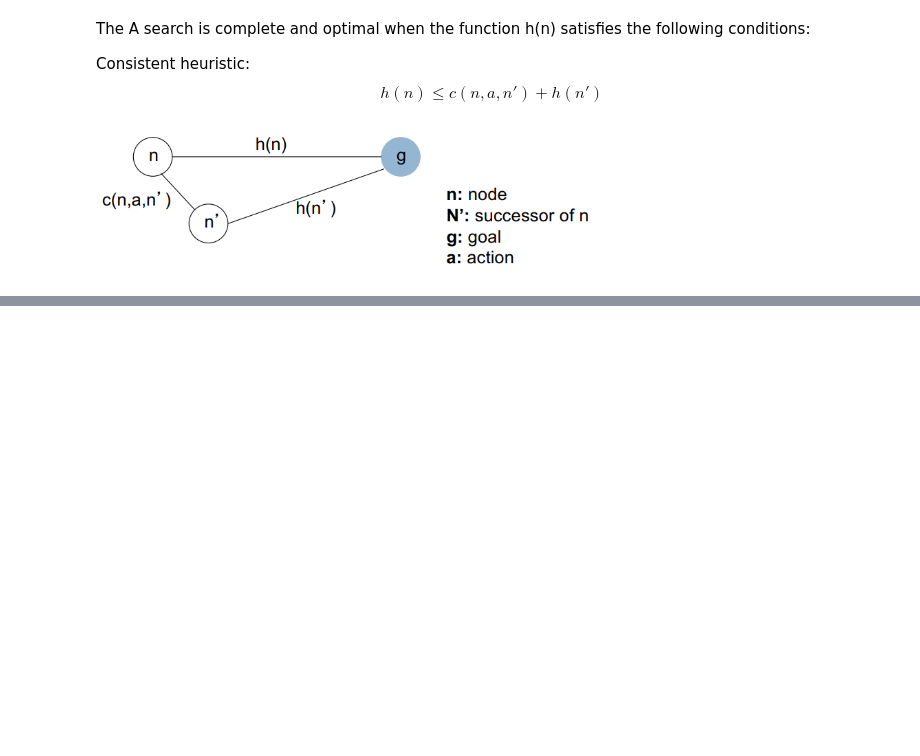
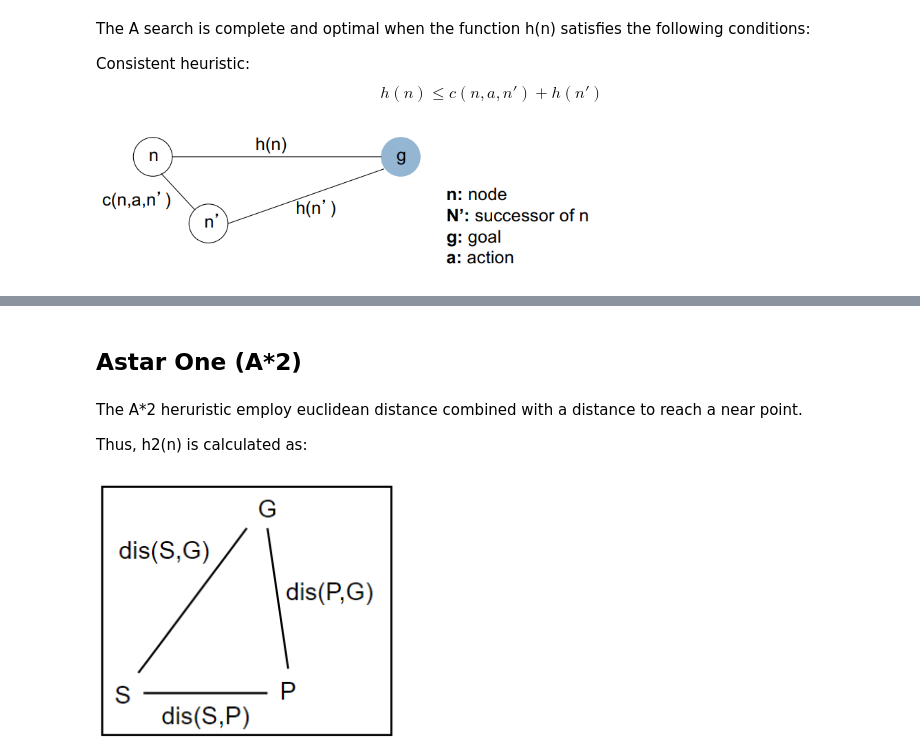
Before and after one commit to MatheusFerraroni/search_ia_p1, a Jupyter notebook: report_oscar.ipynb, the cells around one changed output, grey strips where cells are left out. Cells and saved outputs as stored; diff of their text form; code cells hidden in the pictures; blank space fills up the shorter version.

```diff
--- a/report_oscar.ipynb
+++ b/report_oscar.ipynb
@@ -105,0 +117,6 @@ euclidean distance. This is an optimistic estimate. We profud that this is a euc
+# %% [markdown]
+## Astar One (A*2)
+# %% [markdown]
+The A*2 heruristic employ euclidean distance combined with a distance to reach a near point.
+
+Thus, h2(n) is calculated as:
@@ -105,0 +154,4 @@ euclidean distance. This is an optimistic estimate. We profud that this is a euc
+# %%
+Image("img/h2.png", width=300, height=300)
+# %% [output]
+[figure, added]
```
Also changed, not shown: parts of 5 cells of this notebook, 2 other files.
